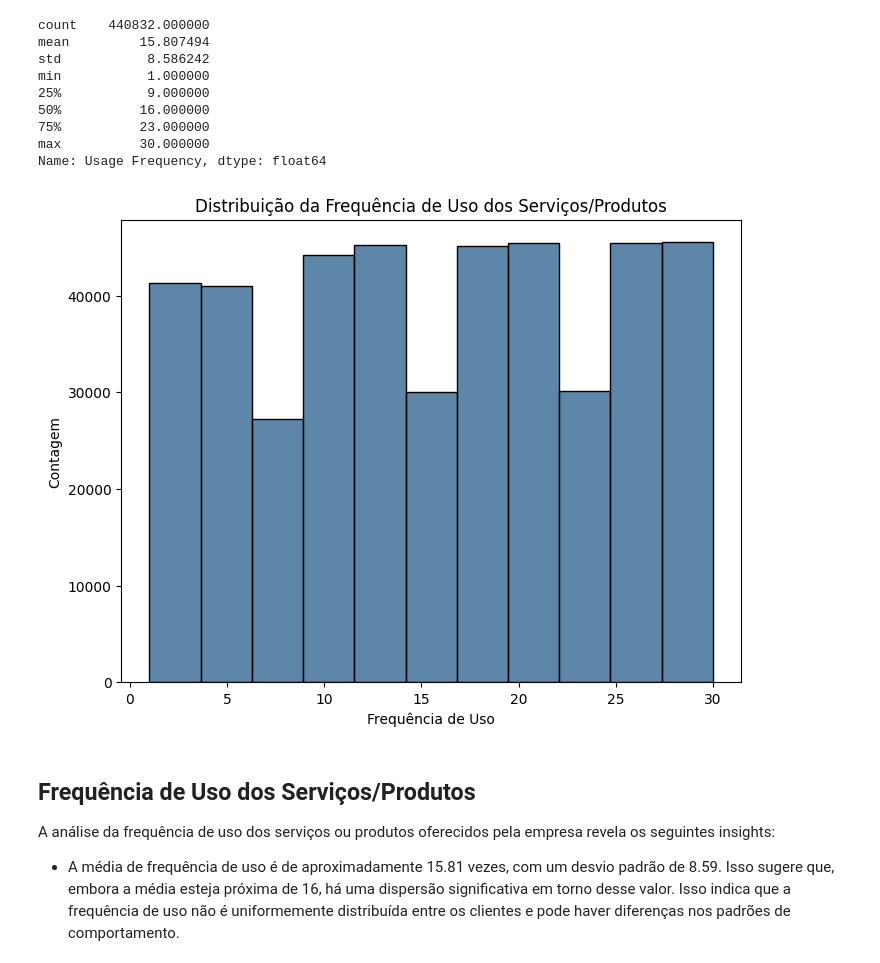
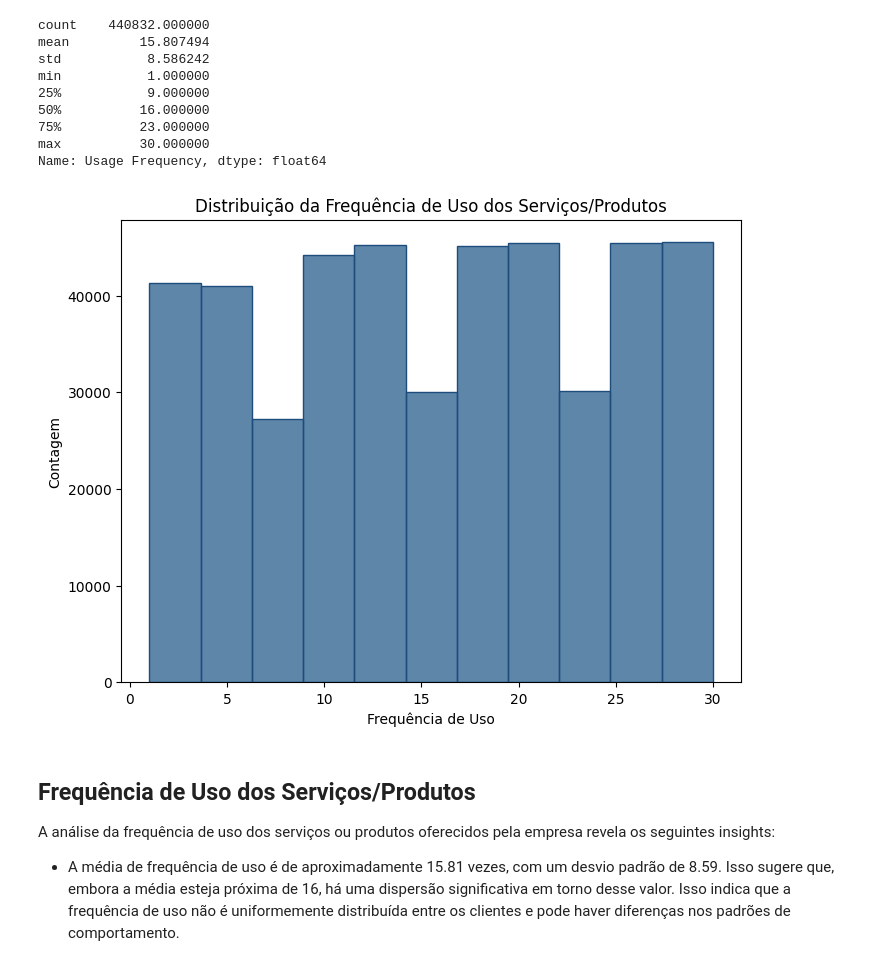
Before and after one commit to wellennasci/projetos_portfolio, a Jupyter notebook: Análise_Churn.ipynb, the cells around one changed output. Drawn from its saved outputs; the diff is of its cells as text; code cells hidden in the pictures.

```diff
--- a/Análise_Churn.ipynb
+++ b/Análise_Churn.ipynb
@@ -381,13 +381,13 @@ Name: Usage Frequency, dtype: float64
 # %%
 # Visualizar a distribuição da frequência de uso
 plt.figure(figsize=(8, 6))
-sns.histplot(dados_churn['Usage Frequency'], bins=11, kde=False, color='#275D8C')
+sns.histplot(dados_churn['Usage Frequency'], bins=11, kde=False, color='#275D8C', edgecolor='#1E4C7B')
 plt.title('Distribuição da Frequência de Uso dos Serviços/Produtos')
 plt.xlabel('Frequência de Uso')
 plt.ylabel('Contagem')
 plt.show()
 # %% [output]
-[figure, old version]
+[figure, new version]
 # %% [markdown]
 
 ## Frequência de Uso dos Serviços/Produtos
```
